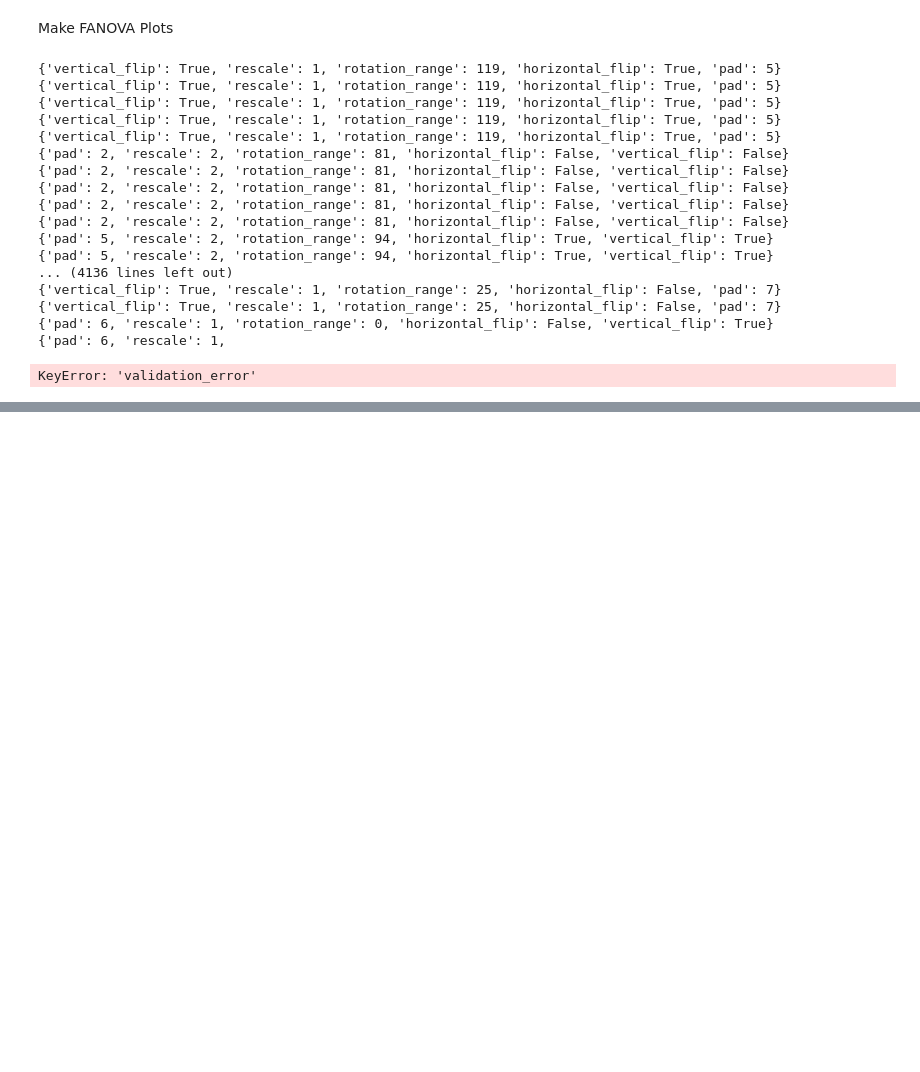
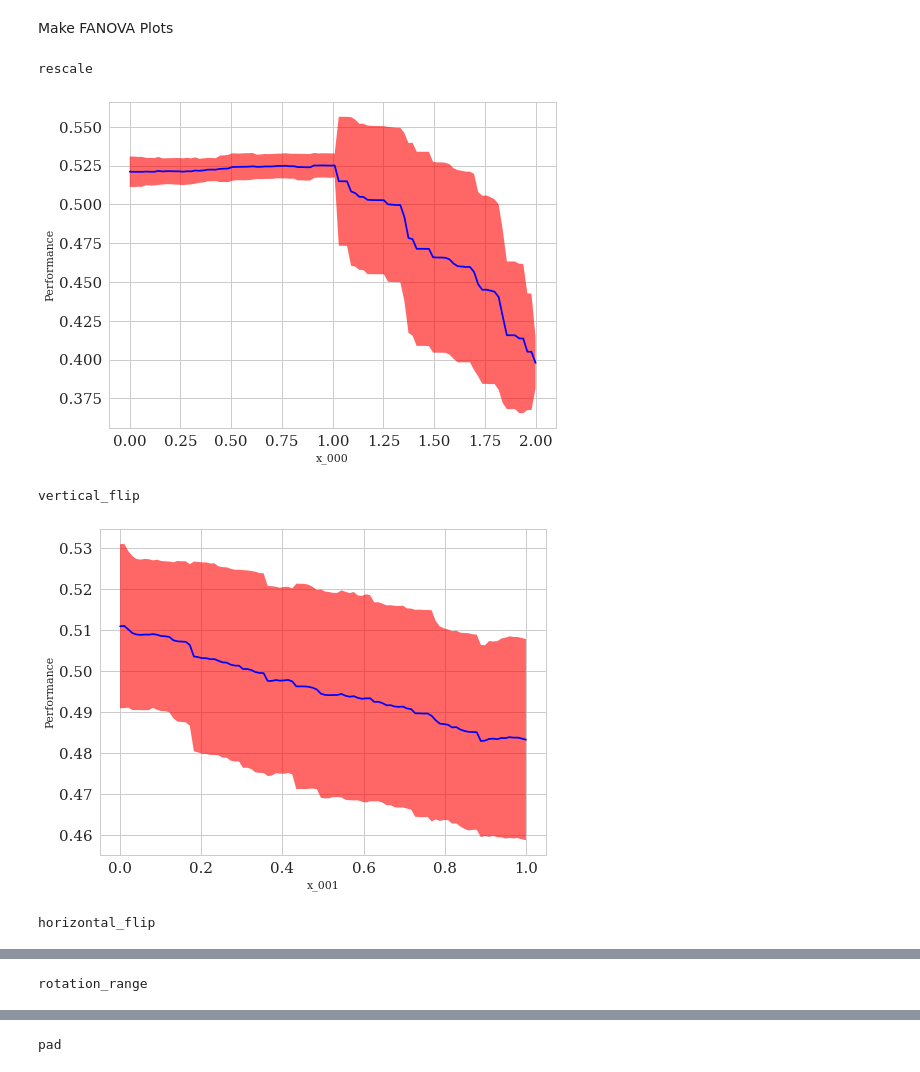
Before and after one commit to zemovi/AutoDA, a Jupyter notebook: notebooks/augmentation.ipynb, the cells around one changed output, grey strips where cells are left out. Cells and saved outputs as stored; diff of their text form; code cells hidden in the pictures; blank space fills up the shorter version.

```diff
--- a/notebooks/augmentation.ipynb
+++ b/notebooks/augmentation.ipynb
@@ -158,39 +159,36 @@ plt.ylabel("Validation Accuracy", size=15)
 # %% [markdown]
 Make FANOVA Plots
 # %%
+dataset = "mnist"
+
+order = ['rescale', 'vertical_flip', 'horizontal_flip', 'rotation_range', 'pad']
+config_space = ImageAugmentation.get_config_space()
+
+
 X = []
 
-order = ['rescale', 'vertical_flip', 'horizontal_flip', 'rotation_range', 'pad']
-
-#print(results[dataset]["configs"])
 for c in results[dataset]["configs"]:
     vec = []
     for j, k in enumerate(order):
-        print(c)
         if c[k] is not None:
             vec.append(c[k])
         else:
             vec.append(0)
     X.append(vec)
 X = np.array(X)
-y = results[dataset]["validation_error"]
-#print(X, y)
+y = results[dataset]["validation_accuracy"]
+
+
+vis = visualizer.Visualizer(f, f.cs)
-# %% [output]
-{'vertical_flip': True, 'rescale': 1, 'rotation_range': 119, 'horizontal_flip': True, 'pad': 5}
-{'vertical_flip': True, 'rescale': 1, 'rotation_range': 119, 'horizontal_flip': True, 'pad': 5}
-{'vertical_flip': True, 'rescale': 1, 'rotation_range': 119, 'horizontal_flip': True, 'pad': 5}
-{'vertical_flip': True, 'rescale': 1, 'rotation_range': 119, 'horizontal_flip': True, 'pad': 5}
-{'vertical_flip': True, 'rescale': 1, 'rotation_range': 119, 'horizontal_flip': True, 'pad': 5}
-{'pad': 2, 'rescale': 2, 'rotation_range': 81, 'horizontal_flip': False, 'vertical_flip': False}
-{'pad': 2, 'rescale': 2, 'rotation_range': 81, 'horizontal_flip': False, 'vertical_flip': False}
-{'pad': 2, 'rescale': 2, 'rotation_range': 81, 'horizontal_flip': False, 'vertical_flip': False}
-{'pad': 2, 'rescale': 2, 'rotation_range': 81, 'horizontal_flip': False, 'vertical_flip': False}
-{'pad': 2, 'rescale': 2, 'rotation_range': 81, 'horizontal_flip': False, 'vertical_flip': False}
-{'pad': 5, 'rescale': 2, 'rotation_range': 94, 'horizontal_flip': True, 'vertical_flip': True}
-{'pad': 5, 'rescale': 2, 'rotation_range': 94, 'horizontal_flip': True, 'vertical_flip': True}
-... (4136 lines left out)
-{'vertical_flip': True, 'rescale': 1, 'rotation_range': 25, 'horizontal_flip': False, 'pad': 7}
-{'vertical_flip': True, 'rescale': 1, 'rotation_range': 25, 'horizontal_flip': False, 'pad': 7}
-{'pad': 6, 'rescale': 1, 'rotation_range': 0, 'horizontal_flip': False, 'vertical_flip': True}
-{'pad': 6, 'rescale': 1,
-KeyError: 'validation_error'
+# %%
+f = fANOVA(X, y)
+vis = visualizer.Visualizer(f, f.cs)
+for i in range(len(order)):
+    print(order[i])
+    vis.plot_marginal(i)
+# %% [output]
+rescale
+[figure, added]
+vertical_flip
+[figure, added]
+horizontal_flip
@@ -196,0 +196 @@ KeyError: 'validation_error'
+rotation_range
@@ -196,0 +198 @@ KeyError: 'validation_error'
+pad
```
Also changed, not shown: parts of 5 cells of this notebook.
